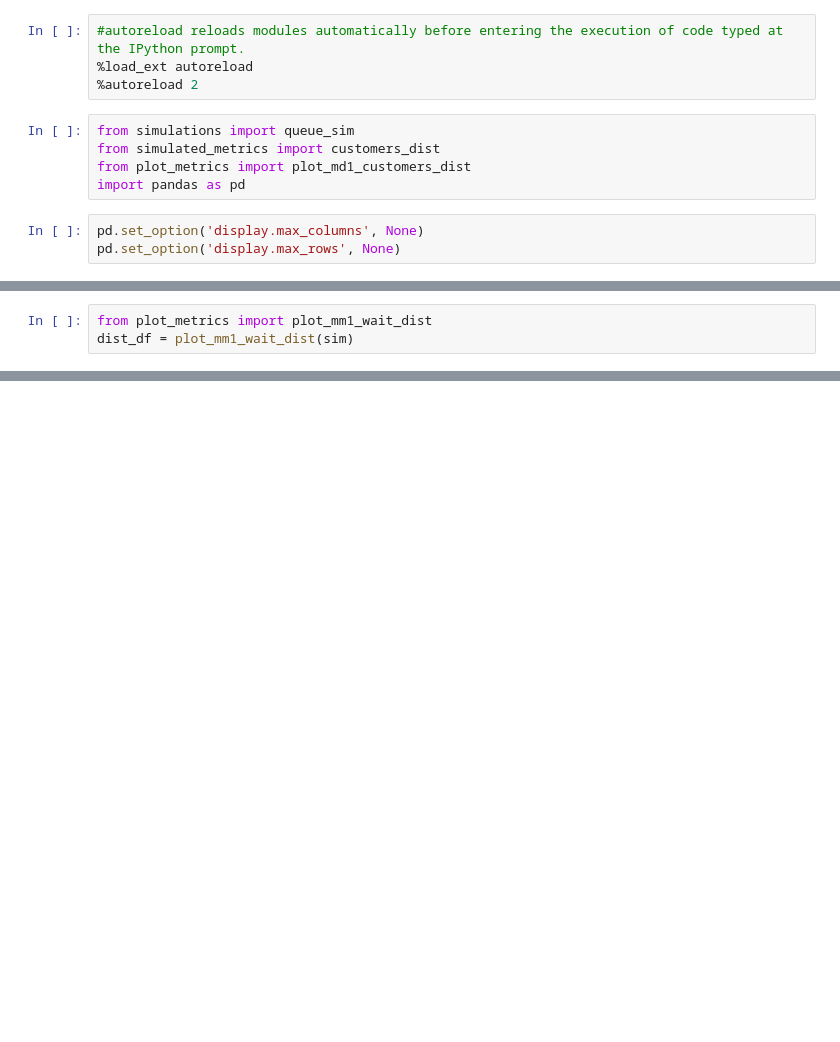
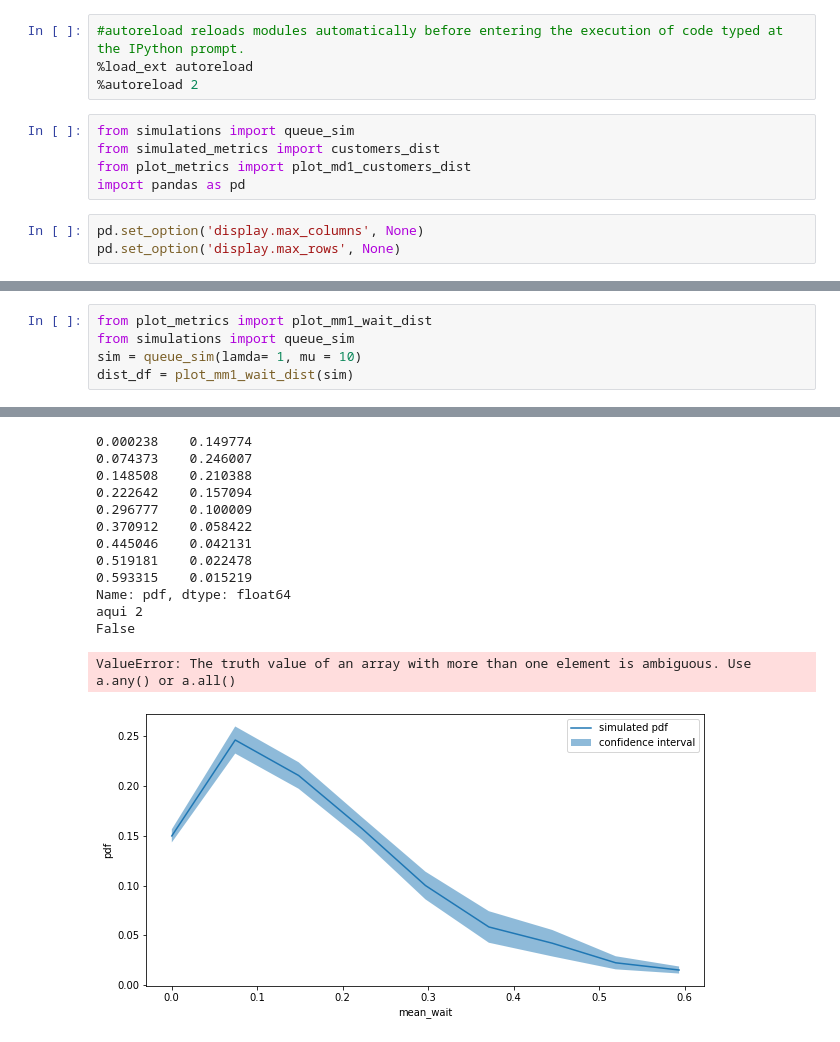
Before and after one commit to GabrielAureo/trab-final-AD-2021.2, a Jupyter notebook: test.ipynb, the cells around one changed output, grey strips where cells are left out. Drawn from its saved outputs; the diff is of its cells as text; blank space fills up the shorter version.

```diff
--- a/test.ipynb
+++ b/test.ipynb
@@ -26,4 +72,6 @@ sim.plot_customers(figsize= (25,5))
 # %%
 from plot_metrics import plot_mm1_wait_dist
+from simulations import queue_sim
+sim = queue_sim(lamda= 1, mu = 10)
 dist_df = plot_mm1_wait_dist(sim)
 # %% [output]
@@ -40,0 +78,14 @@ dist_df = plot_mm1_wait_dist(sim)
+0.000238    0.149774
+0.074373    0.246007
+0.148508    0.210388
+0.222642    0.157094
+0.296777    0.100009
+0.370912    0.058422
+0.445046    0.042131
+0.519181    0.022478
+0.593315    0.015219
+Name: pdf, dtype: float64
+aqui 2
+False
+ValueError: The truth value of an array with more than one element is ambiguous. Use a.any() or a.all()
+[figure, added]
```
Also changed, not shown: parts of 3 cells of this notebook, 2 other files.
